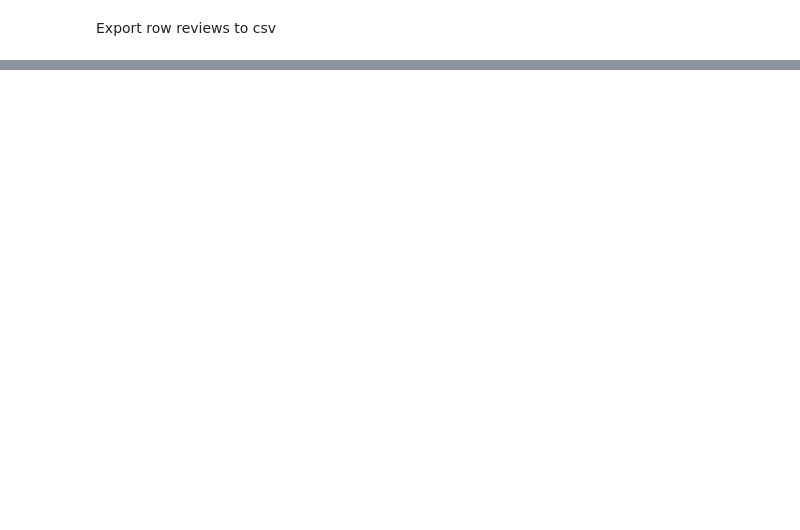
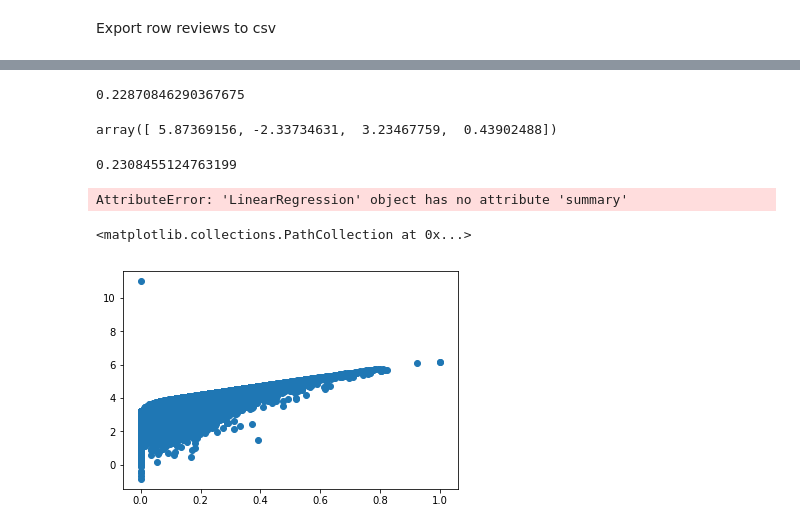
Before and after one commit to johngiglio/Yelp-Sentiment-Analysis, a Jupyter notebook: reviews exploration and cleaning.ipynb, the cells around one changed output, grey strips where cells are left out. Cells and saved outputs as stored; diff of their text form; code cells hidden in the pictures; blank space fills up the shorter version.

```diff
--- a/reviews exploration and cleaning.ipynb
+++ b/reviews exploration and cleaning.ipynb
@@ -184,0 +348,11 @@ row_reviews.to_csv('row_reviews.csv')
+# %%
+X = elite_reviews_scores.iloc[:,10:13].values
+y = elite_reviews_scores.iloc[:,3].values
+# %%
+X_train, X_test, y_train, y_test = train_test_split(X, y, test_size = 0.3, random_state = 25)
+# %%
+from sklearn.linear_model import LinearRegression
+regressor = LinearRegression()
+lm = regressor.fit(X_train, y_train)
+# %%
+y_pred = regressor.predict(X_test)
@@ -184,0 +363,22 @@ row_reviews.to_csv('row_reviews.csv')
+# %%
+r_squared = r2_score(y_test, y_pred)
+r_squared
+# %% [output]
+0.22870846290367675
+# %%
+lm.
+# %% [output]
+array([ 5.87369156, -2.33734631,  3.23467759,  0.43902488])
+# %%
+lm.score(X,y)
+# %% [output]
+0.2308455124763199
+# %%
+regressor.fit(X_train, y_train).summary()
+# %% [output]
+AttributeError: 'LinearRegression' object has no attribute 'summary'
+# %%
+plt.scatter(X_test[:,0],y_pred)
+# %% [output]
+<matplotlib.collections.PathCollection at 0x...>
+[figure, added]
```
Also changed, not shown: parts of 43 cells of this notebook, 1 other file.
